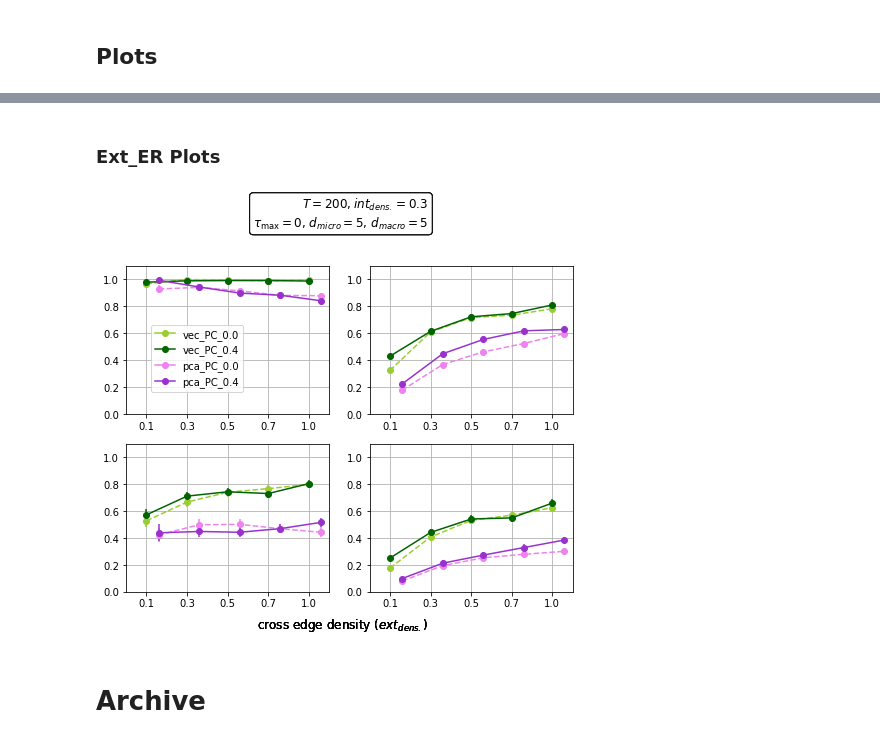
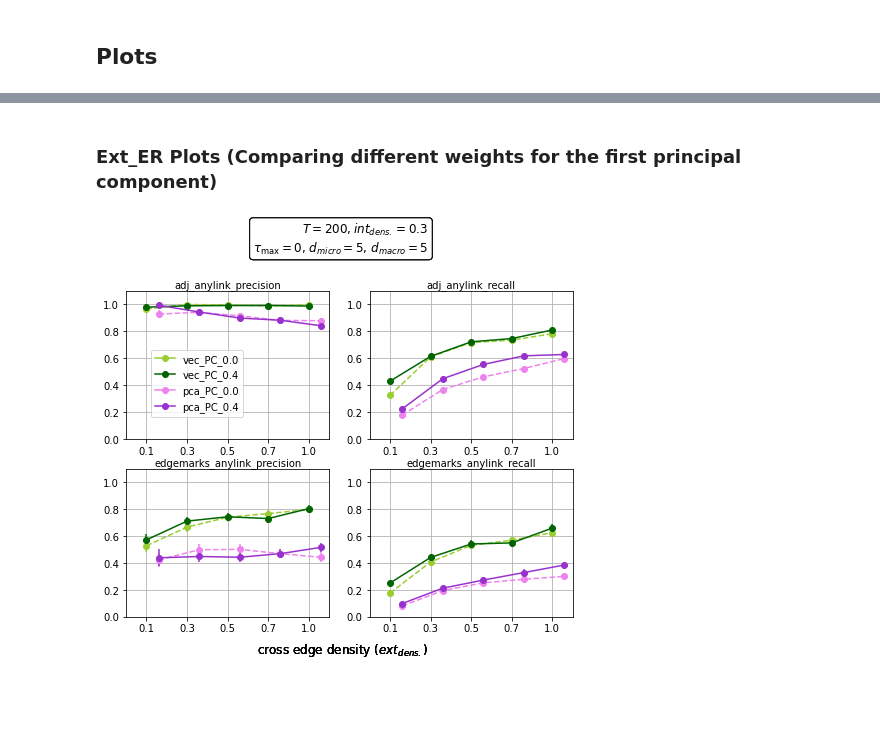
Before and after one commit to urmininad/vector_CD, a Jupyter notebook: vector_CD/Jupyter_notebooks/1_vec_CD.ipynb, the cells around one changed output, grey strips where cells are left out. Drawn from its saved outputs; the diff is of its cells as text; code cells hidden in the pictures; blank space fills up the shorter version.

```diff
--- a/vector_CD/Jupyter_notebooks/1_vec_CD.ipynb
+++ b/vector_CD/Jupyter_notebooks/1_vec_CD.ipynb
@@ -397,7 +402,12 @@ Metrics dump  /Users/urmininad/Documents/Python/Mult_CI_Tests/metrics_vecCI/mrf_
 # %% [markdown]
 ## Retrieve Metrics
 # %%
-folder_name = os.path.expanduser('~') + '/Documents/Python/Mult_CI_Tests/metrics_vecCI/'
+# Change folder_name to path where the results are saved
+if os.path.expanduser('~') == '/Users/urmininad':
+    folder_name = os.path.expanduser('~') + '/Documents/Python/Mult_CI_Tests/metrics_vecCI/'
+else:
+    print("Change path to local path as needed")
+    folder_name = os.getcwd()+'/metrics_vecCI/'
 
 def get_metrics_from_config(para_setup):
     file_name = folder_name + para_setup + '_metrics'
@@ -1241,31 +864,0 @@ def generate_plots_final(which,
-# %%
-## For 'int_er'
-##############
-# which  =  'int_er'
-# (d_macro, d_micro, T, coeff, auto, contemp_frac, pc_alpha, tau_max,
-#             corr_type, reg_type,external_ER,neg, paras,plots,methods,mech) = plotting_args_all(which)
-
-## For 'ext_er'
-##############
-which  =  'ext_er'
-(d_macro, d_micro, T, coeff, auto, contemp_frac, pc_alpha, tau_max,
-            corr_type, reg_type,internal_ER,neg,pca_weight,paras,plots,methods,mech) = plotting_args_all(which)
-
-## For 'pca_weight'
-##############
-# which  =  'pca_weight'
-# (d_macro, d_micro, T, coeff, auto, contemp_frac, pc_alpha, tau_max,
-#             corr_type, reg_type,internal_ER,external_ER, neg, paras,plots,methods,mech) = plotting_args_all(which)
-
-## For 'neg'
-##############
-# which  =  'neg'
-# (d_macro, d_micro, T, coeff, auto, contemp_frac, pc_alpha, tau_max,
-#             corr_type, reg_type,internal_ER,external_ER,paras,plots,methods,mech) = plotting_args_all(which)
-
-generate_plots_final(which,
-                   paras,
-                   plots,
-                   methods,
-                   mech,
-              save= 'no')
@@ -1276,5 +865,5 @@ generate_plots_final(which,
-# %% [markdown]
-### Ext_ER Plots
+# %% [markdown]
+### Ext_ER Plots (Comparing different weights for the first principal component)
 # %%
 d_macro = 5
 d_micro = 5
@@ -1380,7 +965,7 @@ def gen_ext_ER_plots(which,
                     raise ValueError('metrics dict is empty for config:', para_setup)
                 else:
                     for j, plot_type in enumerate(plots):
-                        # axs[j].set_title(plot_type, fontsize=10,pad = 2)
+                        axs[j].set_title(plot_type, fontsize=10,pad = 2)
                         axs[j].grid(True)
                         if plot_type == 'computation_time':
                             y_list[methods.index(method),j,paras.index(para)] =  metrics_dict[plot_type][0]
@@ -1440,18 +1025,16 @@ def gen_ext_ER_plots(which,
 # %%
 ## For 'ext_er'
 ##############
 which  =  'ext_er'
 # (d_macro, d_micro, T, coeff, auto, contemp_frac, pc_alpha, tau_max,
 #             corr_type, reg_type,internal_ER,neg,pca_weight,paras,plots,methods,mech) = plotting_args_all(which)
 
 
 gen_ext_ER_plots(which,
                    paras,
                    plots,
                    methods,
                    mech,
-              save= 'yes')
+              save= 'no')
 # %% [output]
-[figure, old version]
+[figure, new version]
-# %% [markdown]
-# Archive
```
Also changed, not shown: parts of 30 cells of this notebook, 2 other files.
